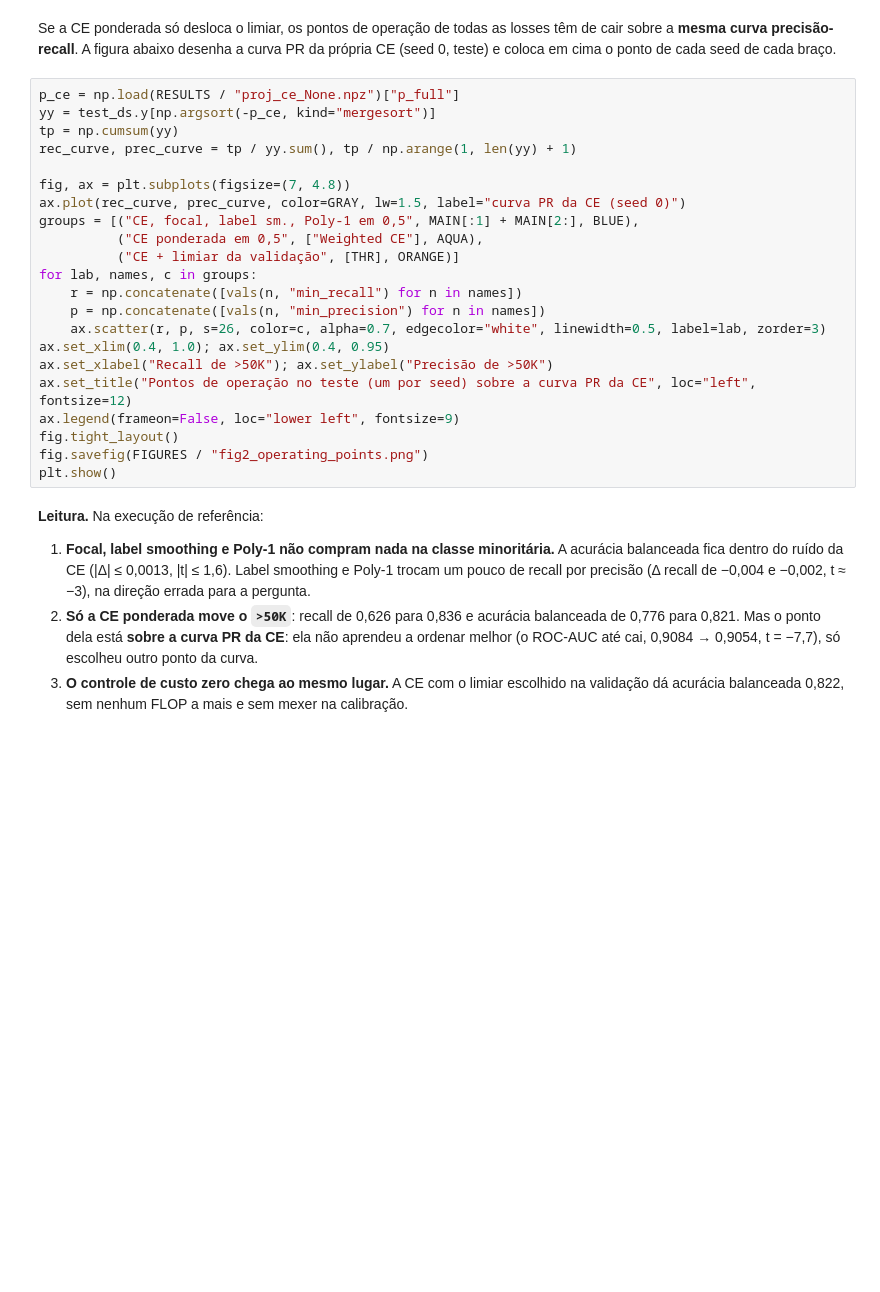
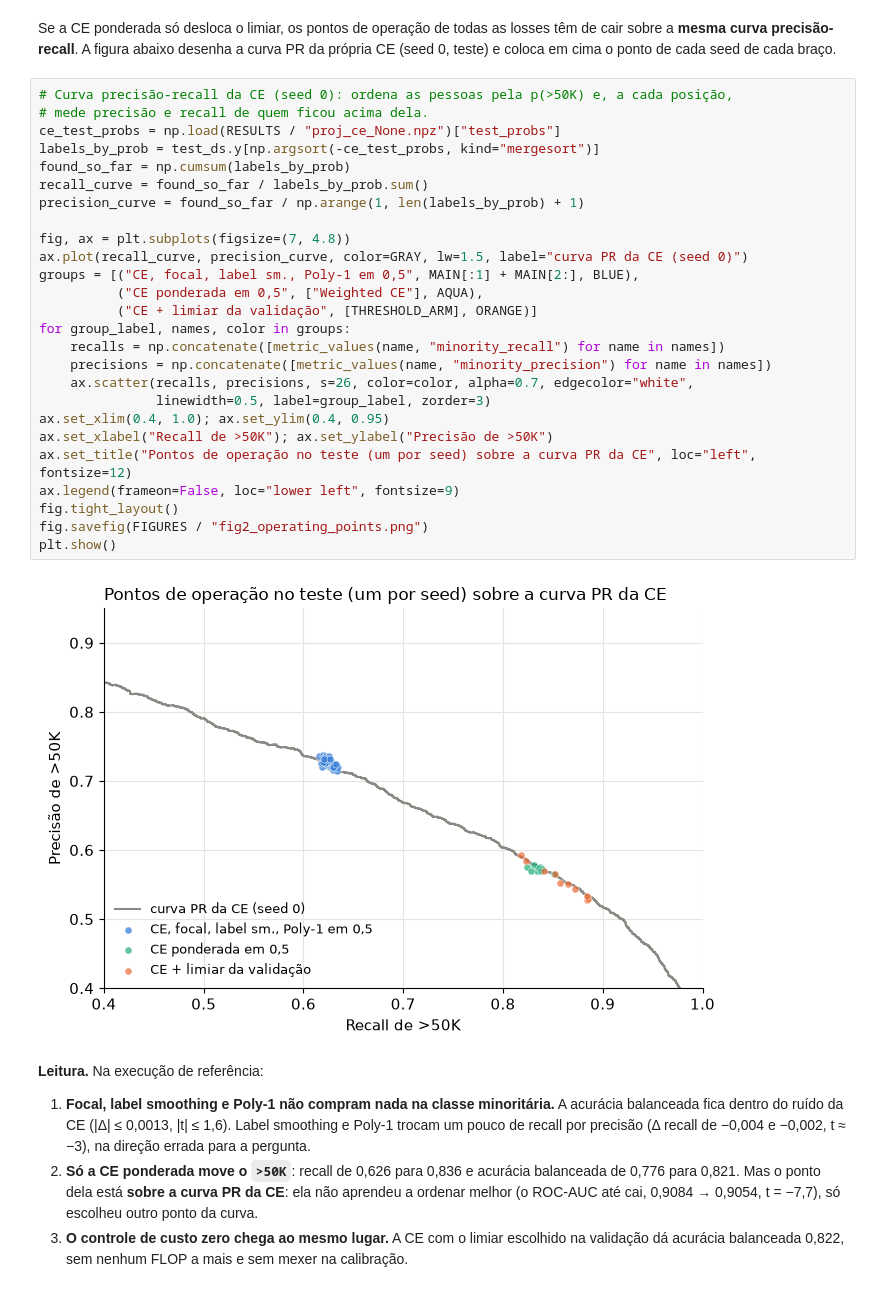
Before and after one commit to PedroViniciusMelo/BERT-cpu, a Jupyter notebook: experiments/loss_imbalance/q08_loss_imbalance.ipynb, the cells around one changed output. Cells and saved outputs as stored; diff of their text form; blank space fills up the shorter version.

```diff
--- a/experiments/loss_imbalance/q08_loss_imbalance.ipynb
+++ b/experiments/loss_imbalance/q08_loss_imbalance.ipynb
@@ -950,27 +1055,33 @@ Se a CE ponderada só desloca o limiar, os pontos de operação de todas as loss
 sobre a **mesma curva precisão-recall**. A figura abaixo desenha a curva PR da própria CE
 (seed 0, teste) e coloca em cima o ponto de cada seed de cada braço.
 # %%
-p_ce = np.load(RESULTS / "proj_ce_None.npz")["p_full"]
-yy = test_ds.y[np.argsort(-p_ce, kind="mergesort")]
-tp = np.cumsum(yy)
-rec_curve, prec_curve = tp / yy.sum(), tp / np.arange(1, len(yy) + 1)
+# Curva precisão-recall da CE (seed 0): ordena as pessoas pela p(>50K) e, a cada posição,
+# mede precisão e recall de quem ficou acima dela.
+ce_test_probs = np.load(RESULTS / "proj_ce_None.npz")["test_probs"]
+labels_by_prob = test_ds.y[np.argsort(-ce_test_probs, kind="mergesort")]
+found_so_far = np.cumsum(labels_by_prob)
+recall_curve = found_so_far / labels_by_prob.sum()
+precision_curve = found_so_far / np.arange(1, len(labels_by_prob) + 1)
 
 fig, ax = plt.subplots(figsize=(7, 4.8))
-ax.plot(rec_curve, prec_curve, color=GRAY, lw=1.5, label="curva PR da CE (seed 0)")
+ax.plot(recall_curve, precision_curve, color=GRAY, lw=1.5, label="curva PR da CE (seed 0)")
 groups = [("CE, focal, label sm., Poly-1 em 0,5", MAIN[:1] + MAIN[2:], BLUE),
           ("CE ponderada em 0,5", ["Weighted CE"], AQUA),
-          ("CE + limiar da validação", [THR], ORANGE)]
-for lab, names, c in groups:
-    r = np.concatenate([vals(n, "min_recall") for n in names])
-    p = np.concatenate([vals(n, "min_precision") for n in names])
-    ax.scatter(r, p, s=26, color=c, alpha=0.7, edgecolor="white", linewidth=0.5, label=lab, zorder=3)
+          ("CE + limiar da validação", [THRESHOLD_ARM], ORANGE)]
+for group_label, names, color in groups:
+    recalls = np.concatenate([metric_values(name, "minority_recall") for name in names])
+    precisions = np.concatenate([metric_values(name, "minority_precision") for name in names])
+    ax.scatter(recalls, precisions, s=26, color=color, alpha=0.7, edgecolor="white",
+               linewidth=0.5, label=group_label, zorder=3)
 ax.set_xlim(0.4, 1.0); ax.set_ylim(0.4, 0.95)
 ax.set_xlabel("Recall de >50K"); ax.set_ylabel("Precisão de >50K")
 ax.set_title("Pontos de operação no teste (um por seed) sobre a curva PR da CE", loc="left", fontsize=12)
 ax.legend(frameon=False, loc="lower left", fontsize=9)
 fig.tight_layout()
 fig.savefig(FIGURES / "fig2_operating_points.png")
 plt.show()
+# %% [output]
+[figure, added]
 # %% [markdown]
 **Leitura.** Na execução de referência:
 
```
Also changed, not shown: parts of 30 cells of this notebook.
